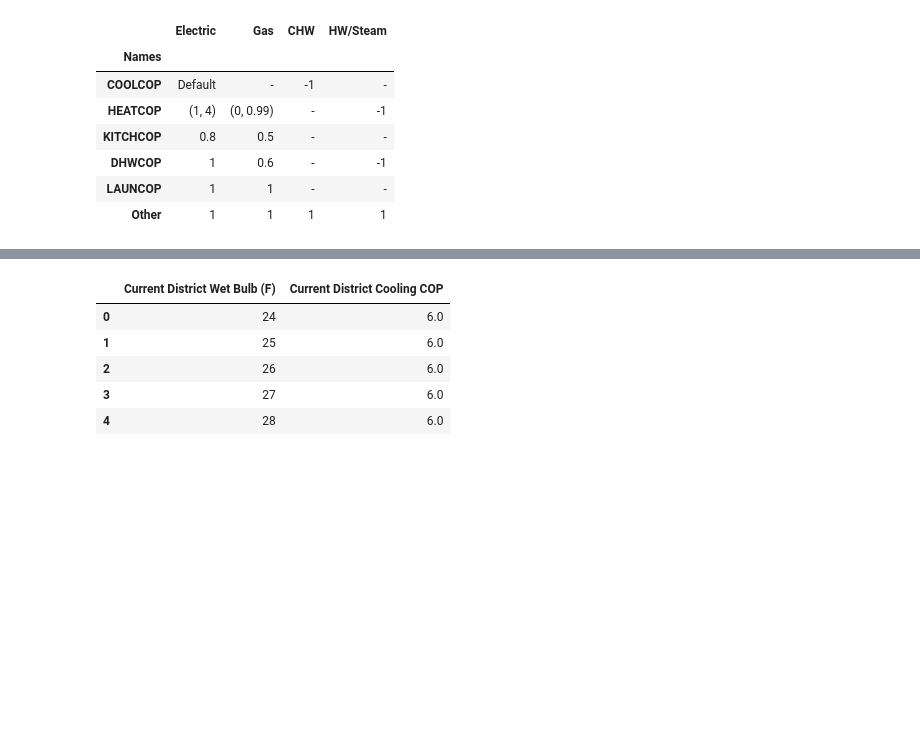
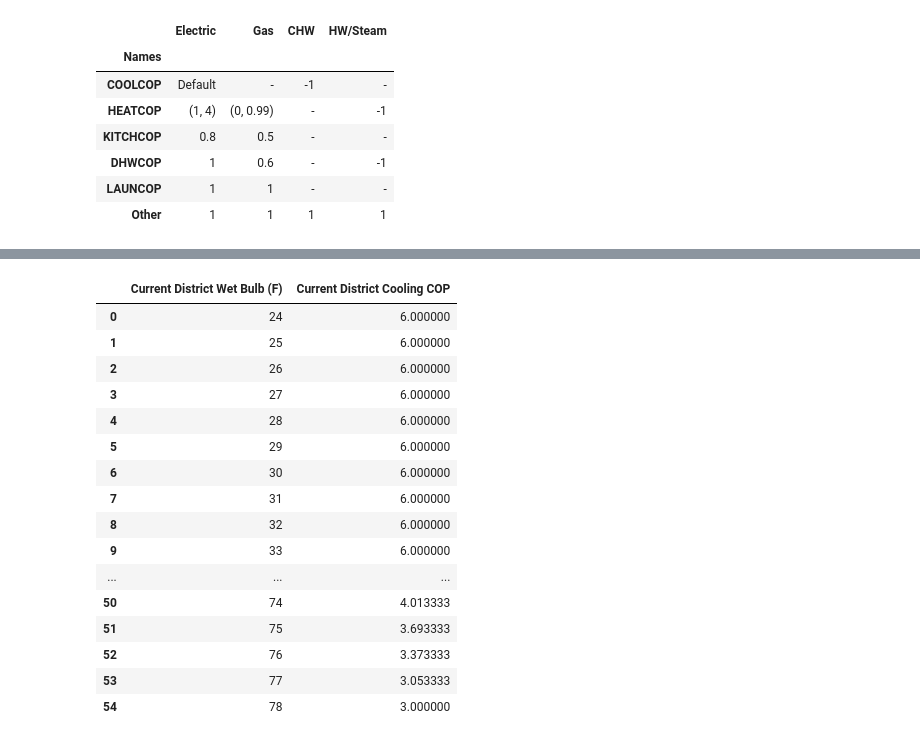
Before and after one commit to NikitaKhatwani/District-system---Engineering-model, a Jupyter notebook: UCSB_Loads and usage.ipynb, the cells around one changed output, grey strips where cells are left out. Saved outputs shown, nothing was run; the diff lists cells and outputs as text; code cells hidden in the pictures; blank space fills up the shorter version.

```diff
--- a/UCSB_Loads and usage.ipynb
+++ b/UCSB_Loads and usage.ipynb
@@ -90,15 +83,25 @@ current_district_therm_loads.head()
 # %%
-from ucsbdistrict.OP_building_loads import current_district_therm_loads, COP_wetbulb_reg_output,current_District_Elec_Use,current_District_Gas_Use,current_Bldg_Therm_Op_Loads,Current_Bldg_Equip_Gas_Use,Current_Bldg_Equip_Elec_Use,\
-new_Bldg_Therm_Op_Loads,COP_newBldgEquip_reg_output,new_bldg_equip_elec_Use
+from ucsbdistrict.OP_building_loads import COP_wetbulb_reg_output,current_District_Elec_Use,current_District_Gas_Use,current_Bldg_Therm_Op_Loads
 
-COP_wetbulb_reg_output.head()
+COP_wetbulb_reg_output.head(55)
 # %% [output]
 |  | Current District Wet Bulb (F) | Current District Cooling COP |
-| 0 | 24 | 6.0 |
-| 1 | 25 | 6.0 |
-| 2 | 26 | 6.0 |
-| 3 | 27 | 6.0 |
-| 4 | 28 | 6.0 |
+| 0 | 24 | 6.000000 |
+| 1 | 25 | 6.000000 |
+| 2 | 26 | 6.000000 |
+| 3 | 27 | 6.000000 |
+| 4 | 28 | 6.000000 |
+| 5 | 29 | 6.000000 |
+| 6 | 30 | 6.000000 |
+| 7 | 31 | 6.000000 |
+| 8 | 32 | 6.000000 |
+| 9 | 33 | 6.000000 |
+| ... | ... | ... |
+| 50 | 74 | 4.013333 |
+| 51 | 75 | 3.693333 |
+| 52 | 76 | 3.373333 |
+| 53 | 77 | 3.053333 |
+| 54 | 78 | 3.000000 |
 # %%
 current_District_Elec_Use.head()
 # %% [output]
```
Also changed, not shown: parts of 20 cells of this notebook, 9 other files.
